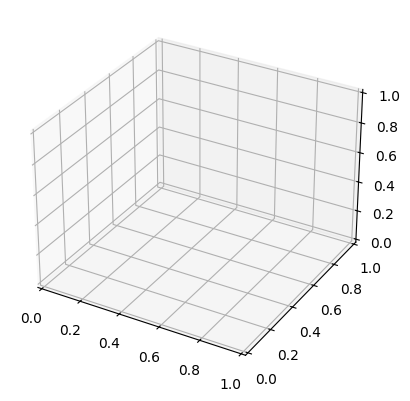
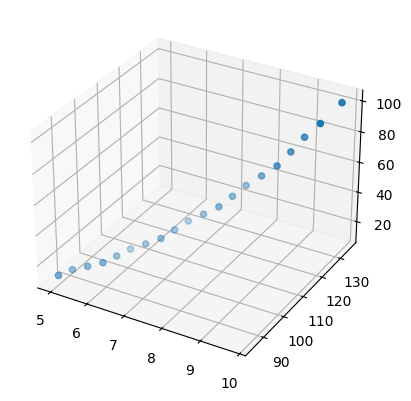
Code edit (unified diff) that turned the first committed figure into the second:
--- before
+++ after
@@ -1,3 +1,3 @@
-fig,ax=plt.subplot(projection="3d")
+ax=plt.subplot(projection="3d")
 
 ax.scatter3D(df["cgpa"],df["iq"],df["lpa"])

Commit: multiple polynomial regression using 3d plot vai matplotlib